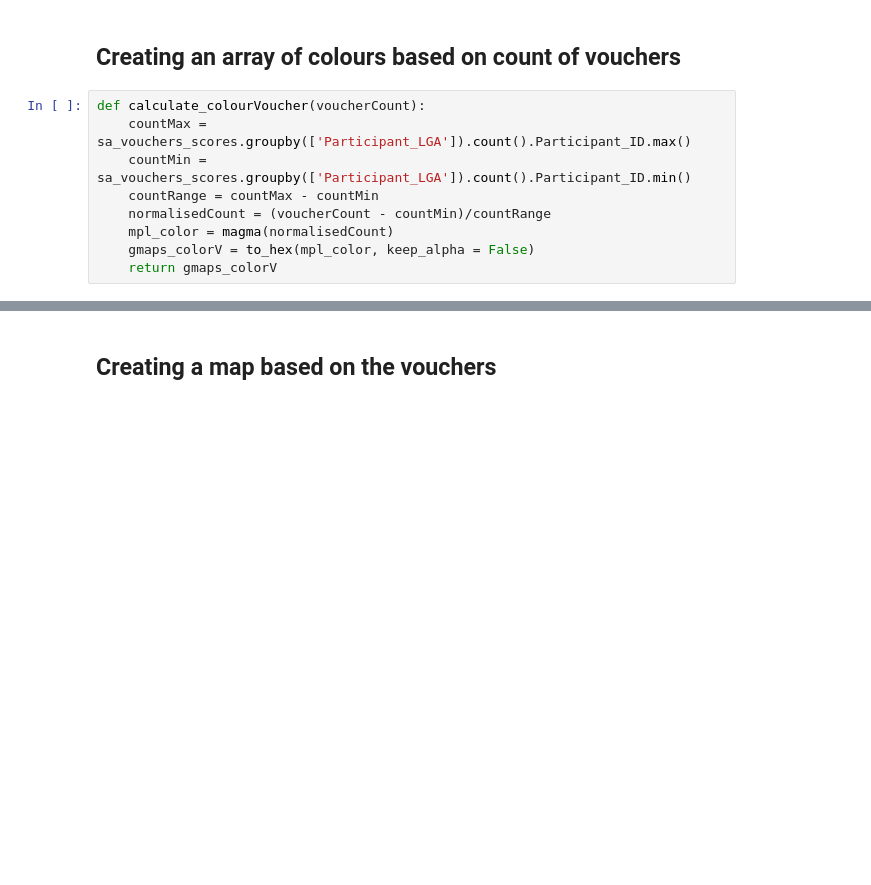
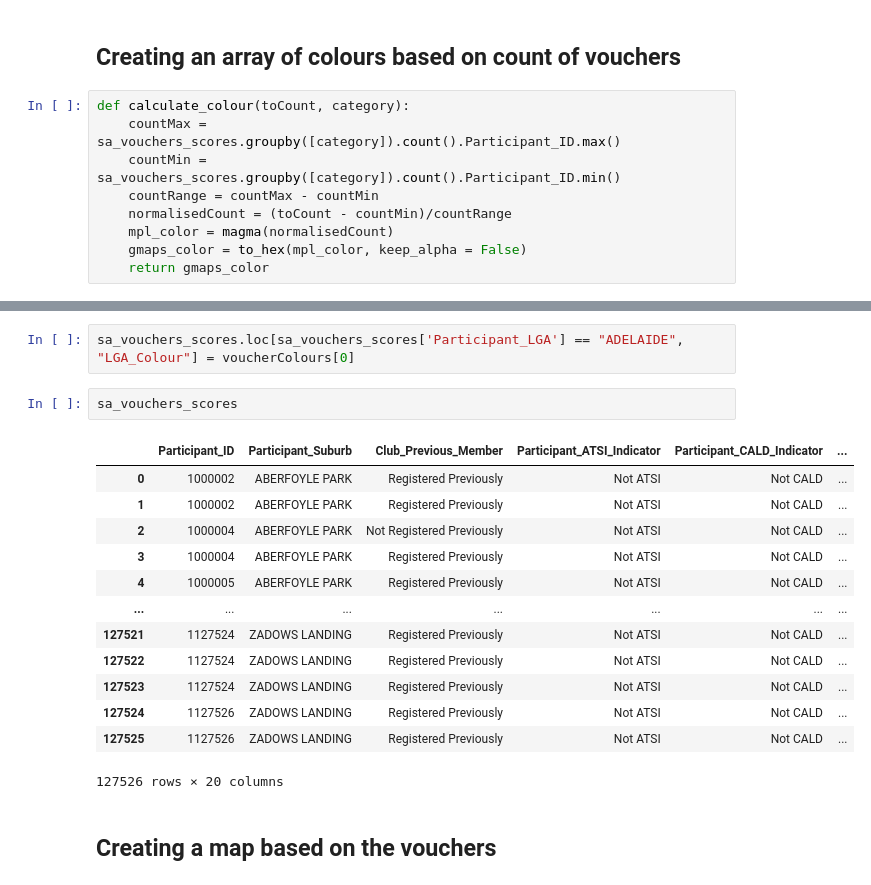
Before and after one commit to liamflannery/data-science-portfolio-liamflannery, a Jupyter notebook: Portfolio 2.ipynb, the cells around one changed output, grey strips where cells are left out. Cells and saved outputs as stored; diff of their text form; blank space fills up the shorter version.

```diff
--- a/Portfolio 2.ipynb
+++ b/Portfolio 2.ipynb
@@ -134,13 +144,13 @@ MARALINGA TJARUTJA
 # %% [markdown]
 ## Creating an array of colours based on count of vouchers
 # %%
-def calculate_colourVoucher(voucherCount):
-    countMax = sa_vouchers_scores.groupby(['Participant_LGA']).count().Participant_ID.max()
-    countMin = sa_vouchers_scores.groupby(['Participant_LGA']).count().Participant_ID.min()
+def calculate_colour(toCount, category):
+    countMax = sa_vouchers_scores.groupby([category]).count().Participant_ID.max()
+    countMin = sa_vouchers_scores.groupby([category]).count().Participant_ID.min()
     countRange = countMax - countMin
-    normalisedCount = (voucherCount - countMin)/countRange
+    normalisedCount = (toCount - countMin)/countRange
     mpl_color = magma(normalisedCount)
-    gmaps_colorV = to_hex(mpl_color, keep_alpha = False)
-    return gmaps_colorV
+    gmaps_color = to_hex(mpl_color, keep_alpha = False)
+    return gmaps_color
 # %%
 i = 0
@@ -154,3 +173,21 @@ while i < len(lgaPos['features']):
+# %%
+sa_vouchers_scores.loc[sa_vouchers_scores['Participant_LGA'] == "ADELAIDE", "LGA_Colour"] = voucherColours[0]
+# %%
+sa_vouchers_scores
+# %% [output]
+|  | Participant_ID | Participant_Suburb | Club_Previous_Member | Participant_ATSI_Indicator | Participant_CALD_Indicator | ... |
+| 0 | 1000002 | ABERFOYLE PARK | Registered Previously | Not ATSI | Not CALD | ... |
+| 1 | 1000002 | ABERFOYLE PARK | Registered Previously | Not ATSI | Not CALD | ... |
+| 2 | 1000004 | ABERFOYLE PARK | Not Registered Previously | Not ATSI | Not CALD | ... |
+| 3 | 1000004 | ABERFOYLE PARK | Registered Previously | Not ATSI | Not CALD | ... |
+| 4 | 1000005 | ABERFOYLE PARK | Registered Previously | Not ATSI | Not CALD | ... |
+| ... | ... | ... | ... | ... | ... | ... |
+| 127521 | 1127524 | ZADOWS LANDING | Registered Previously | Not ATSI | Not CALD | ... |
+| 127522 | 1127524 | ZADOWS LANDING | Registered Previously | Not ATSI | Not CALD | ... |
+| 127523 | 1127524 | ZADOWS LANDING | Registered Previously | Not ATSI | Not CALD | ... |
+| 127524 | 1127526 | ZADOWS LANDING | Registered Previously | Not ATSI | Not CALD | ... |
+| 127525 | 1127526 | ZADOWS LANDING | Registered Previously | Not ATSI | Not CALD | ... |
+127526 rows × 20 columns
 # %% [markdown]
 ## Creating a map based on the vouchers
 # %%
```
Also changed, not shown: parts of 19 cells of this notebook.
